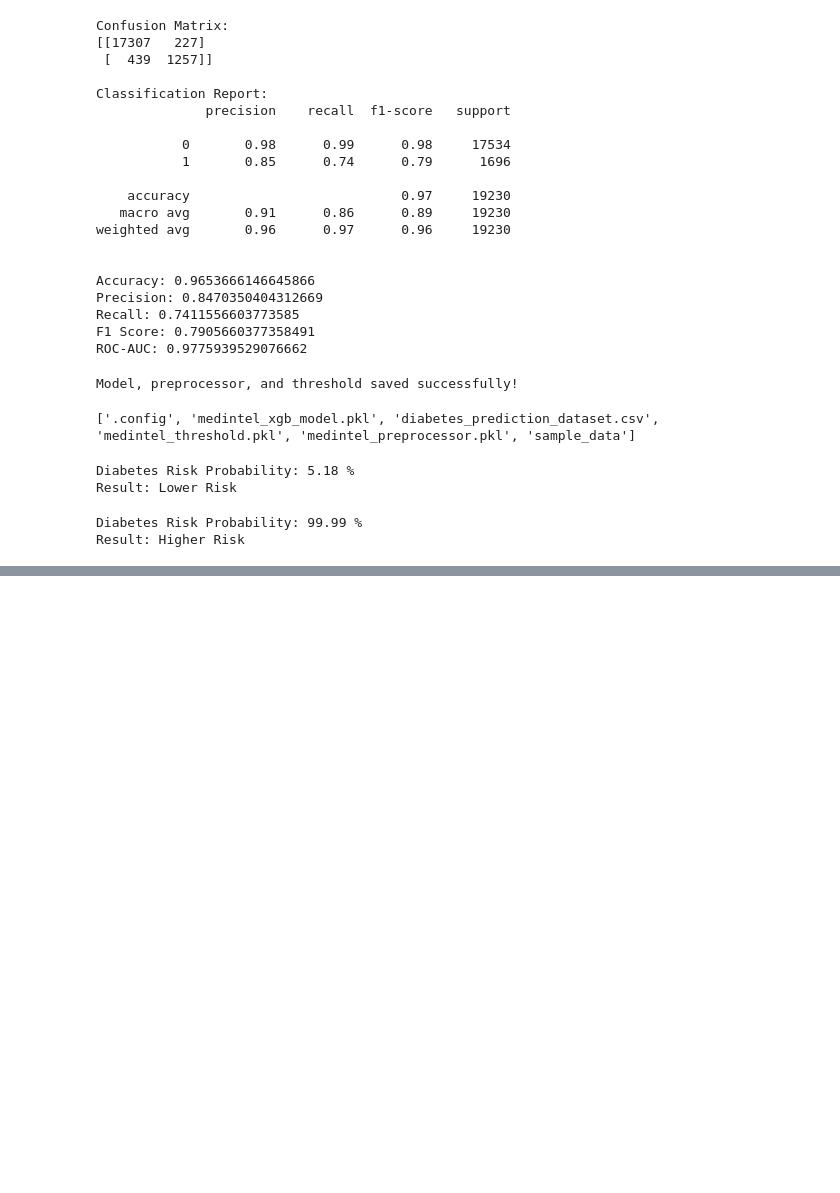
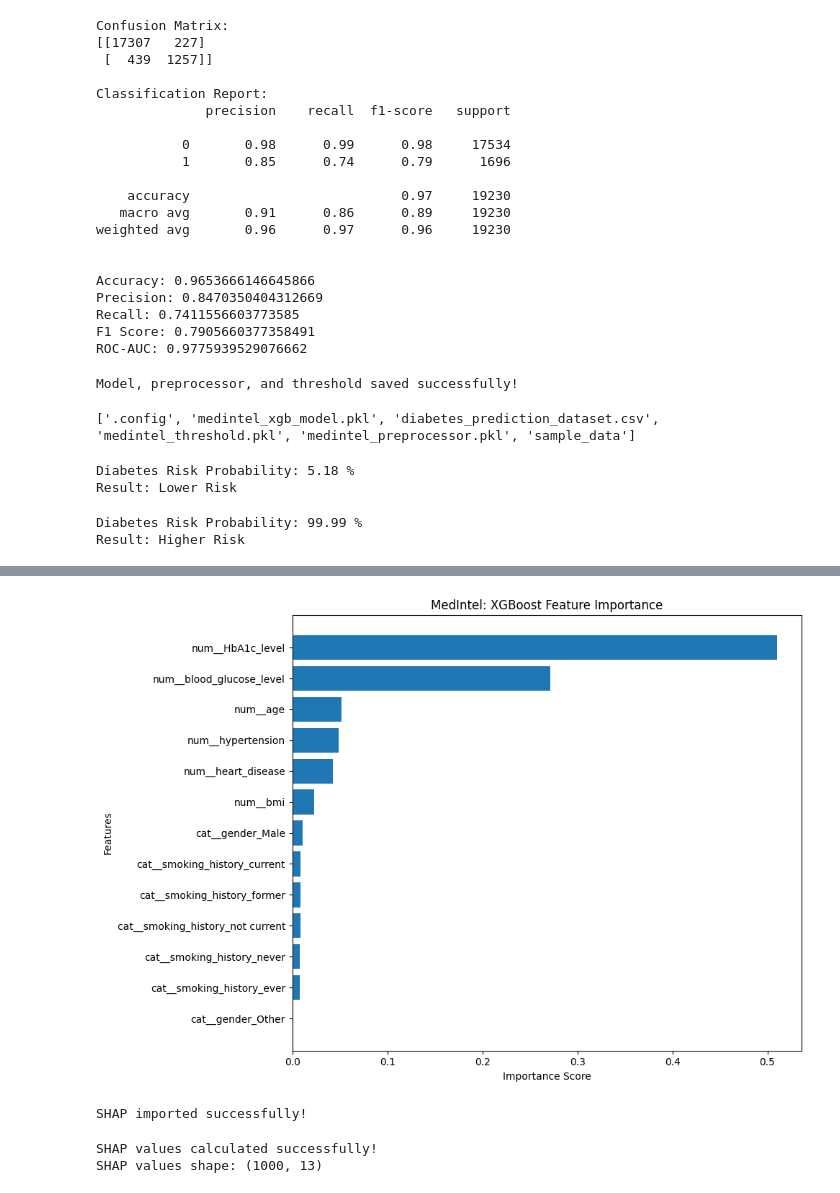
Before and after one commit to AkshayaNemalipuri/Capstone_MedIntel, a Jupyter notebook: MedIntel_AI_Model_Development.ipynb, the cells around one changed output, grey strips where cells are left out. Drawn from its saved outputs; the diff is of its cells as text; code cells hidden in the pictures; blank space fills up the shorter version.

```diff
--- a/MedIntel_AI_Model_Development.ipynb
+++ b/MedIntel_AI_Model_Development.ipynb
@@ -748,0 +774,20 @@ Result: Higher Risk
+# %%
+import pandas as pd
+import matplotlib.pyplot as plt
+
+# Get feature importance scores from XGBoost
+importance_scores = xgb_model.feature_importances_
+
+# Create DataFrame
+feature_importance = pd.DataFrame({
+    "Feature": feature_names,
+    "Importance": importance_scores
+})
+
+# Sort from most important to least important
+feature_importance = feature_importance.sort_values(
+    by="Importance",
+    ascending=False
+)
+
+print(feature_importance)
@@ -748,0 +809,21 @@ Result: Higher Risk
+# %%
+import matplotlib.pyplot as plt
+
+# Create graph
+plt.figure(figsize=(10, 7))
+
+plt.barh(
+    feature_importance["Feature"],
+    feature_importance["Importance"]
+)
+
+plt.xlabel("Importance Score")
+plt.ylabel("Features")
+plt.title("MedIntel: XGBoost Feature Importance")
+
+plt.gca().invert_yaxis()
+
+plt.tight_layout()
+plt.show()
+# %% [output]
+[figure, added]
@@ -748,0 +832,22 @@ Result: Higher Risk
+# %%
+import shap
+
+print("SHAP imported successfully!")
+# %% [output]
+SHAP imported successfully!
+# %%
+# Create SHAP explainer for the XGBoost model
+
+explainer = shap.TreeExplainer(xgb_model)
+
+# Use a sample of test data to make SHAP faster
+X_test_sample = X_test_processed[:1000]
+
+# Calculate SHAP values
+shap_values = explainer.shap_values(X_test_sample)
+
+print("SHAP values calculated successfully!")
+print("SHAP values shape:", shap_values.shape)
+# %% [output]
+SHAP values calculated successfully!
+SHAP values shape: (1000, 13)
```
Also changed, not shown: parts of 12 cells of this notebook.
